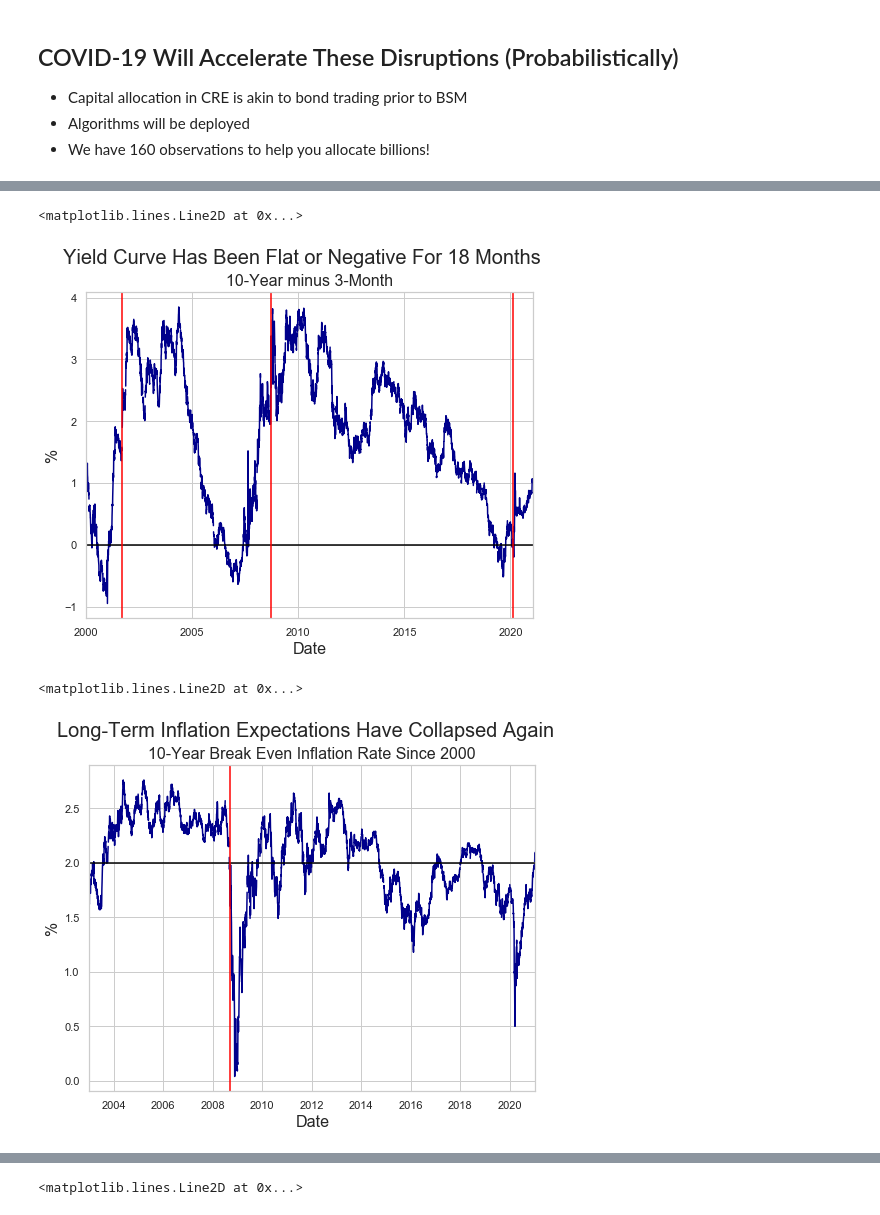
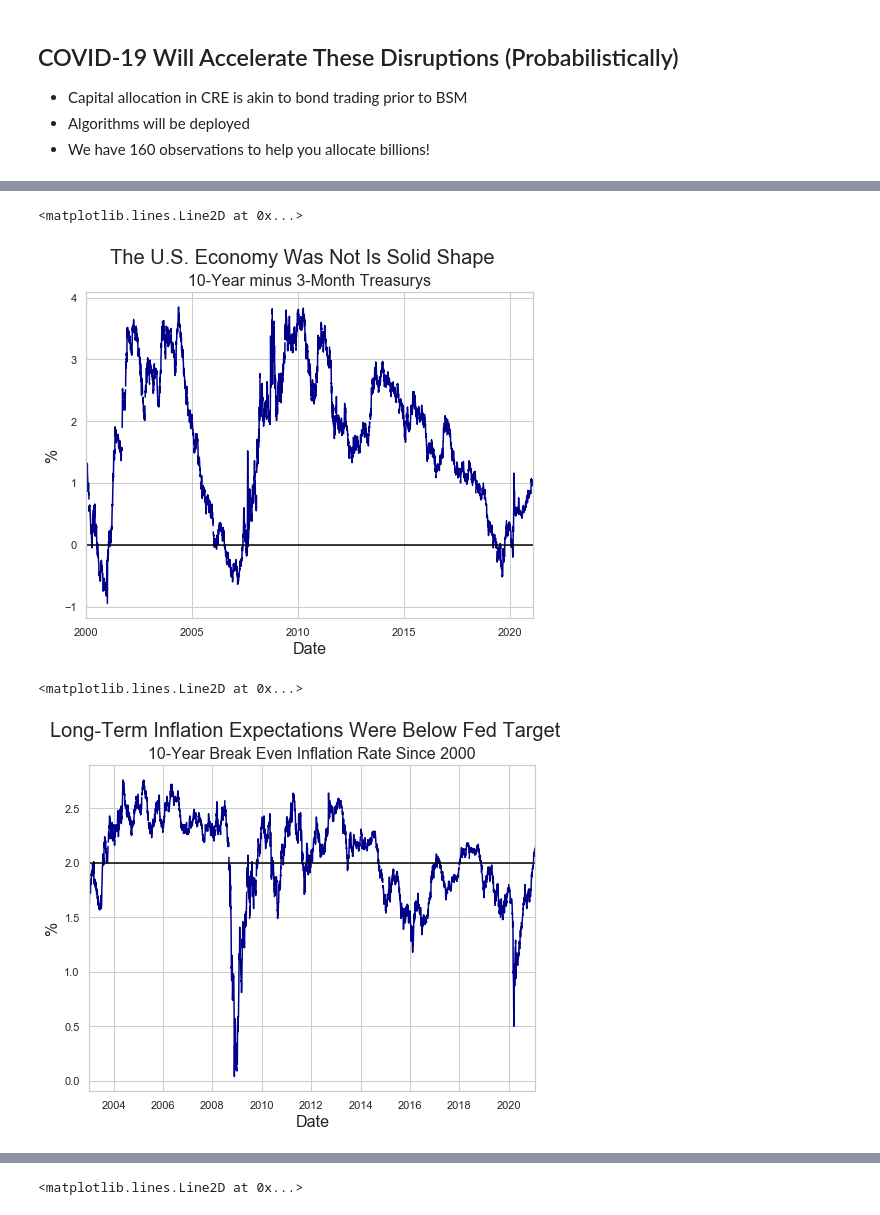
Before and after one commit to thsavage/Macro, a Jupyter notebook: Macroeconomics and Real Estate.ipynb, the cells around one changed output, grey strips where cells are left out. Saved outputs shown, nothing was run; the diff lists cells and outputs as text; code cells hidden in the pictures.

```diff
--- a/Macroeconomics and Real Estate.ipynb
+++ b/Macroeconomics and Real Estate.ipynb
@@ -91,29 +105,25 @@ plt.axvline(dt.datetime(2008, 9, 15), color="red")
 # %%
 yield_curve = fred.get_series("T10Y3M", observation_start='2000-01-01')
 yield_curve.plot(color='darkblue', figsize=(8, 6))
-plt.suptitle('Yield Curve Has Been Flat or Negative For 18 Months', fontsize=20)
-plt.title('10-Year minus 3-Month', fontsize=16)
+plt.suptitle('The U.S. Economy Was Not Is Solid Shape', fontsize=20)
+plt.title('10-Year minus 3-Month Treasurys', fontsize=16)
 plt.xlabel('Date', fontsize=16)
 plt.ylabel('%', fontsize=16)
 plt.axhline(0, color="black")
-plt.axvline(dt.datetime(2001, 9, 11), color="red")
-plt.axvline(dt.datetime(2008, 9, 15), color="red")
-plt.axvline(dt.datetime(2020, 2, 6), color="red")
 # %% [output]
 <matplotlib.lines.Line2D at 0x...>
-[figure, old version]
+[figure, new version]
 # %%
 break_even = fred.get_series("T10YIE", observation_start='1990-01-01')
 break_even.plot(color='darkblue', figsize=(8, 6))
-plt.suptitle('Long-Term Inflation Expectations Have Collapsed Again', fontsize=20)
+plt.suptitle('Long-Term Inflation Expectations Were Below Fed Target', fontsize=20)
 plt.title('10-Year Break Even Inflation Rate Since 2000', fontsize=16)
 plt.xlabel('Date', fontsize=16)
 plt.ylabel('%', fontsize=16)
 plt.axhline(2, color="black")
-plt.axvline(dt.datetime(2008, 9, 15), color="red")
 # %% [output]
 <matplotlib.lines.Line2D at 0x...>
-[figure, old version]
+[figure, new version]
 # %%
 growth = fred.get_series("A191RO1Q156NBEA", observation_start='2000-01-01')
 growth.plot(color='darkblue', figsize=(8, 6))
```
Also changed, not shown: parts of 20 cells of this notebook.
